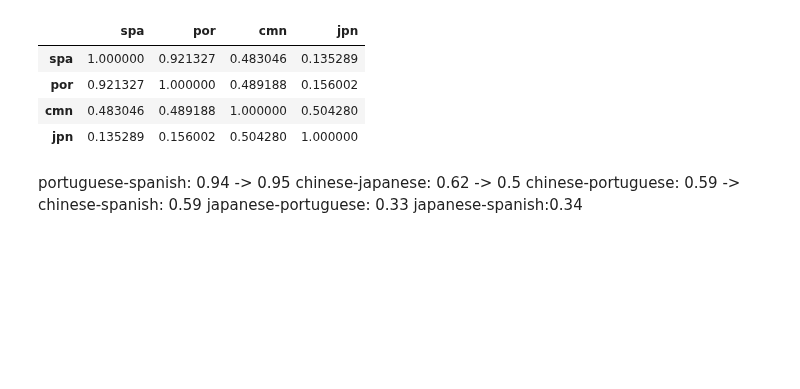
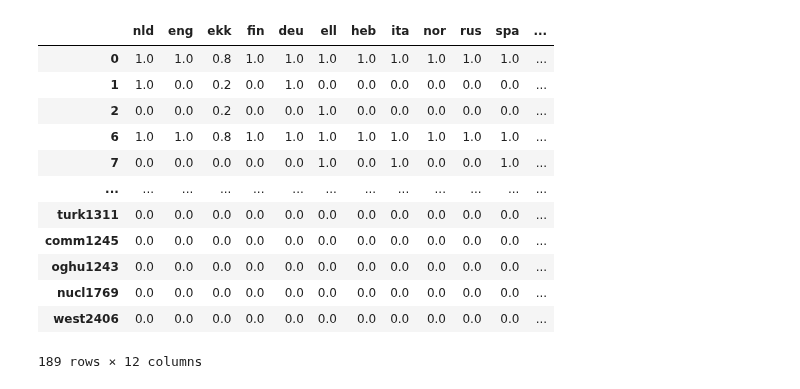
Before and after one commit to linaskerath/ANLP_project, a Jupyter notebook: scripts/6_linguistic_data_retrieval.ipynb, the cells around one changed output. Saved outputs shown, nothing was run; the diff lists cells and outputs as text; code cells hidden in the pictures; blank space fills up the shorter version.

```diff
--- a/scripts/6_linguistic_data_retrieval.ipynb
+++ b/scripts/6_linguistic_data_retrieval.ipynb
@@ -6,8 +6,7 @@ from sklearn.impute import KNNImputer
 from pyglottolog import Glottolog
 from scipy import spatial
 # %%
-# languages = ["nld", "eng", "ekk", "fin", "deu", "ell", "heb", "ita", "nor", "rus", "spa", "tur"]
-languages = ["spa", "por", "cmn", "jpn"]
+languages = ["nld", "eng", "ekk", "fin", "deu", "ell", "heb", "ita", "nor", "rus", "spa", "tur"]
 features =  ["syntax_wals", "syntax_sswl", "syntax_ethnologue"]
 # %%
 #URIEL data
@@ -58,17 +65,18 @@ for l1 in languages:
 df_ls = pd.DataFrame.from_dict(ls_dict).applymap(lambda x: 1 - x)
 df_ls.to_csv("../data/outputs/linguistic_similarities.csv")
 # %%
-df_ls
+df
 # %% [output]
-|  | spa | por | cmn | jpn |
-| spa | 1.000000 | 0.921327 | 0.483046 | 0.135289 |
-| por | 0.921327 | 1.000000 | 0.489188 | 0.156002 |
-| cmn | 0.483046 | 0.489188 | 1.000000 | 0.504280 |
-| jpn | 0.135289 | 0.156002 | 0.504280 | 1.000000 |
+|  | nld | eng | ekk | fin | deu | ell | heb | ita | nor | rus | spa | ... |
+| 0 | 1.0 | 1.0 | 0.8 | 1.0 | 1.0 | 1.0 | 1.0 | 1.0 | 1.0 | 1.0 | 1.0 | ... |
+| 1 | 1.0 | 0.0 | 0.2 | 0.0 | 1.0 | 0.0 | 0.0 | 0.0 | 0.0 | 0.0 | 0.0 | ... |
+| 2 | 0.0 | 0.0 | 0.2 | 0.0 | 0.0 | 1.0 | 0.0 | 0.0 | 0.0 | 0.0 | 0.0 | ... |
+| 6 | 1.0 | 1.0 | 0.8 | 1.0 | 1.0 | 1.0 | 1.0 | 1.0 | 1.0 | 1.0 | 1.0 | ... |
+| 7 | 0.0 | 0.0 | 0.0 | 0.0 | 0.0 | 1.0 | 0.0 | 1.0 | 0.0 | 0.0 | 1.0 | ... |
+| ... | ... | ... | ... | ... | ... | ... | ... | ... | ... | ... | ... | ... |
+| turk1311 | 0.0 | 0.0 | 0.0 | 0.0 | 0.0 | 0.0 | 0.0 | 0.0 | 0.0 | 0.0 | 0.0 | ... |
+| comm1245 | 0.0 | 0.0 | 0.0 | 0.0 | 0.0 | 0.0 | 0.0 | 0.0 | 0.0 | 0.0 | 0.0 | ... |
+| oghu1243 | 0.0 | 0.0 | 0.0 | 0.0 | 0.0 | 0.0 | 0.0 | 0.0 | 0.0 | 0.0 | 0.0 | ... |
+| nucl1769 | 0.0 | 0.0 | 0.0 | 0.0 | 0.0 | 0.0 | 0.0 | 0.0 | 0.0 | 0.0 | 0.0 | ... |
+| west2406 | 0.0 | 0.0 | 0.0 | 0.0 | 0.0 | 0.0 | 0.0 | 0.0 | 0.0 | 0.0 | 0.0 | ... |
+189 rows × 12 columns
-# %% [markdown]
-portuguese-spanish: 0.94 -> 0.95
-chinese-japanese: 0.62 -> 0.5
-chinese-portuguese: 0.59 ->
-chinese-spanish: 0.59
-japanese-portuguese: 0.33
-japanese-spanish:0.34
```
Also changed, not shown: parts of 1 cell of this notebook, 11 other files.
